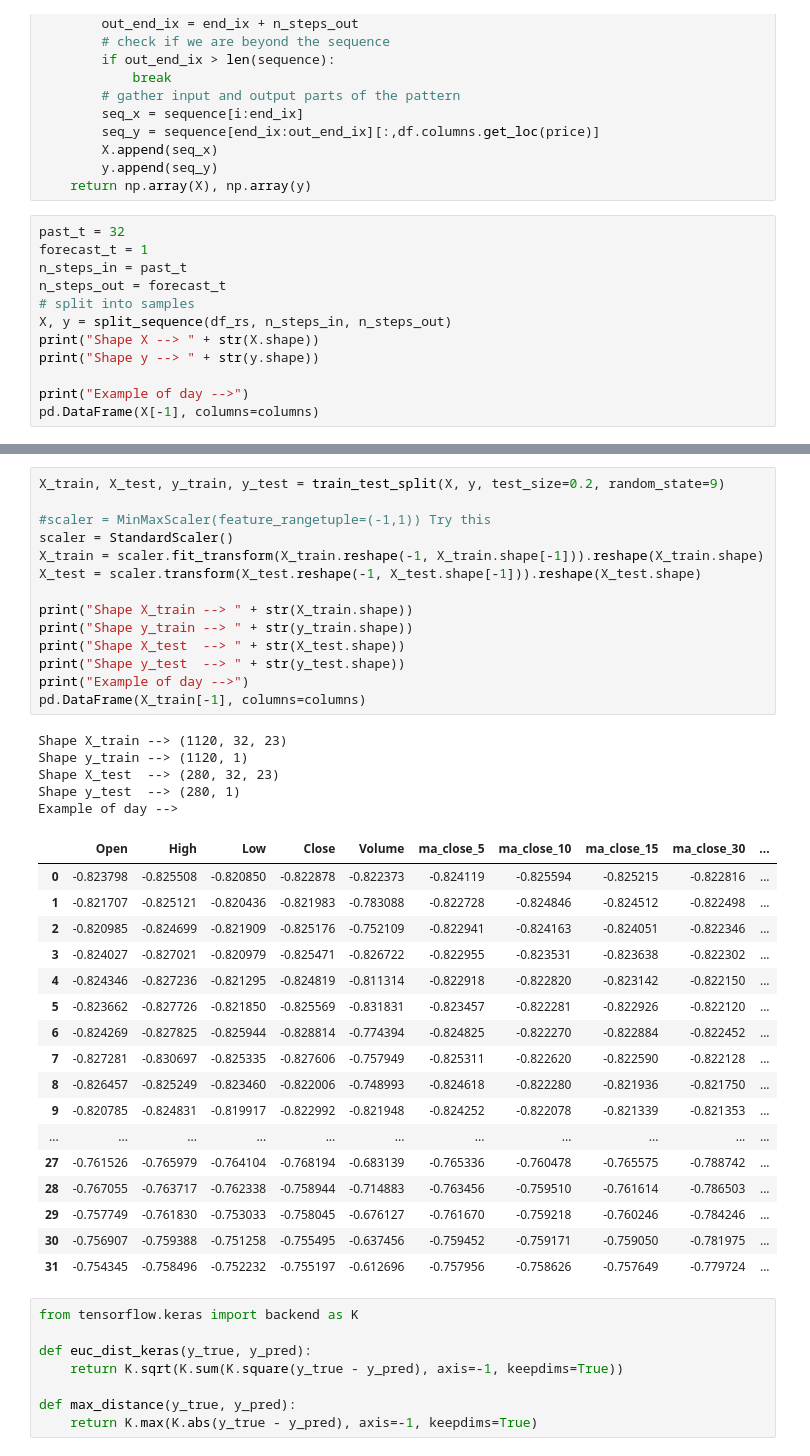
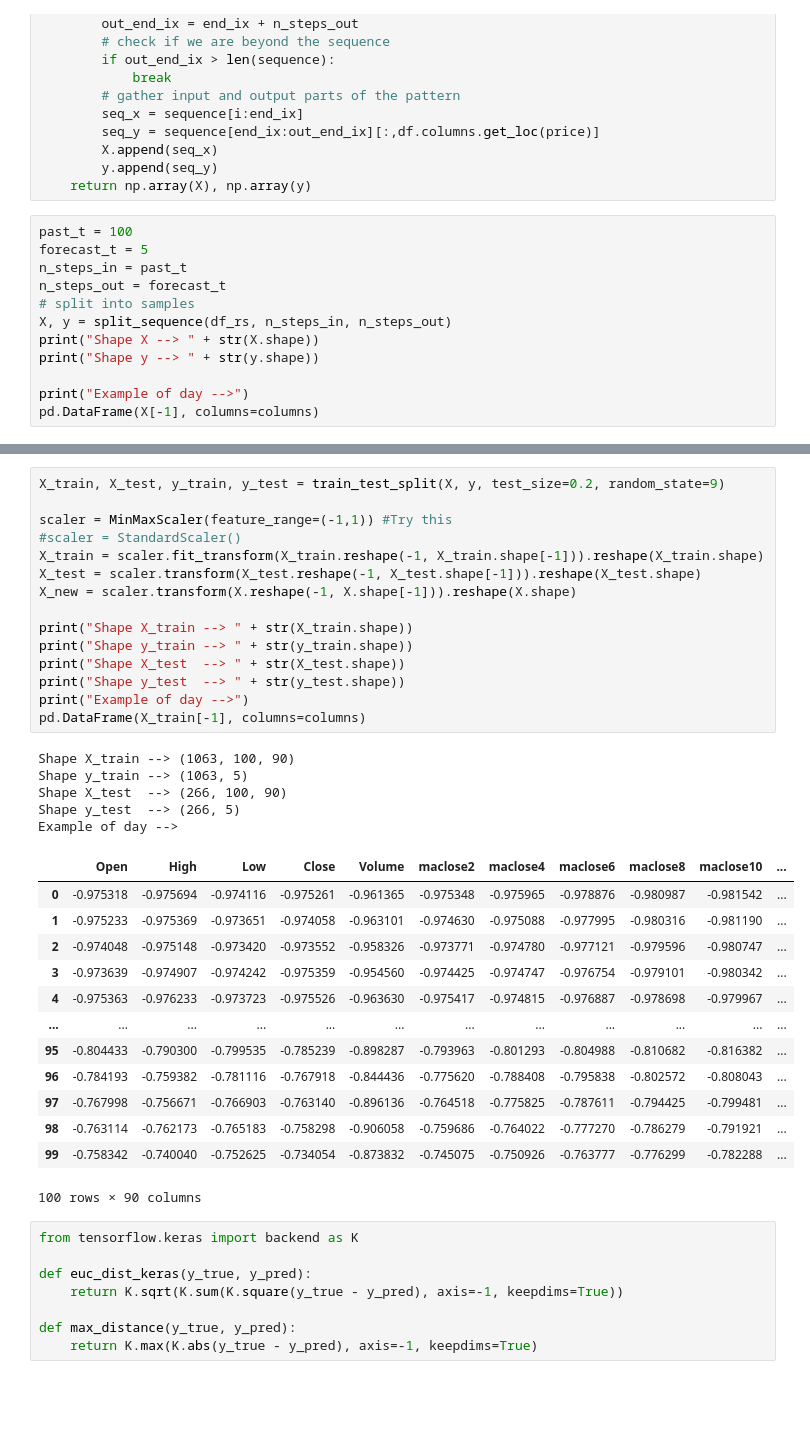
Before and after one commit to aldofranco91/Trading, a Jupyter notebook: Conv_Regression_ResNet_Jaime.ipynb, the cells around one changed output, grey strips where cells are left out. Saved outputs shown, nothing was run; the diff lists cells and outputs as text; blank space fills up the shorter version.

```diff
--- a/Conv_Regression_ResNet_Jaime.ipynb
+++ b/Conv_Regression_ResNet_Jaime.ipynb
@@ -173,8 +180,8 @@ def split_sequence(sequence, n_steps_in, n_steps_out):
         y.append(seq_y)
     return np.array(X), np.array(y)
 # %%
-past_t = 32
-forecast_t = 1
+past_t = 100
+forecast_t = 5
 n_steps_in = past_t
 n_steps_out = forecast_t
 # split into samples
@@ -208,40 +211,37 @@ Example of day -->
 # %%
 X_train, X_test, y_train, y_test = train_test_split(X, y, test_size=0.2, random_state=9)
 
-#scaler = MinMaxScaler(feature_rangetuple=(-1,1)) Try this
-scaler = StandardScaler()
+scaler = MinMaxScaler(feature_range=(-1,1)) #Try this
+#scaler = StandardScaler()
 X_train = scaler.fit_transform(X_train.reshape(-1, X_train.shape[-1])).reshape(X_train.shape)
 X_test = scaler.transform(X_test.reshape(-1, X_test.shape[-1])).reshape(X_test.shape)
+X_new = scaler.transform(X.reshape(-1, X.shape[-1])).reshape(X.shape)
 
 print("Shape X_train --> " + str(X_train.shape))
 print("Shape y_train --> " + str(y_train.shape))
 print("Shape X_test  --> " + str(X_test.shape))
 print("Shape y_test  --> " + str(y_test.shape))
 print("Example of day -->")
 pd.DataFrame(X_train[-1], columns=columns)
 # %% [output]
-Shape X_train --> (1120, 32, 23)
-Shape y_train --> (1120, 1)
-Shape X_test  --> (280, 32, 23)
-Shape y_test  --> (280, 1)
+Shape X_train --> (1063, 100, 90)
+Shape y_train --> (1063, 5)
+Shape X_test  --> (266, 100, 90)
+Shape y_test  --> (266, 5)
 Example of day -->
-|  | Open | High | Low | Close | Volume | ma_close_5 | ma_close_10 | ma_close_15 | ma_close_30 | ... |
-| 0 | -0.823798 | -0.825508 | -0.820850 | -0.822878 | -0.822373 | -0.824119 | -0.825594 | -0.825215 | -0.822816 | ... |
-| 1 | -0.821707 | -0.825121 | -0.820436 | -0.821983 | -0.783088 | -0.822728 | -0.824846 | -0.824512 | -0.822498 | ... |
-| 2 | -0.820985 | -0.824699 | -0.821909 | -0.825176 | -0.752109 | -0.822941 | -0.824163 | -0.824051 | -0.822346 | ... |
-| 3 | -0.824027 | -0.827021 | -0.820979 | -0.825471 | -0.826722 | -0.822955 | -0.823531 | -0.823638 | -0.822302 | ... |
-| 4 | -0.824346 | -0.827236 | -0.821295 | -0.824819 | -0.811314 | -0.822918 | -0.822820 | -0.823142 | -0.822150 | ... |
-| 5 | -0.823662 | -0.827726 | -0.821850 | -0.825569 | -0.831831 | -0.823457 | -0.822281 | -0.822926 | -0.822120 | ... |
-| 6 | -0.824269 | -0.827825 | -0.825944 | -0.828814 | -0.774394 | -0.824825 | -0.822270 | -0.822884 | -0.822452 | ... |
-| 7 | -0.827281 | -0.830697 | -0.825335 | -0.827606 | -0.757949 | -0.825311 | -0.822620 | -0.822590 | -0.822128 | ... |
-| 8 | -0.826457 | -0.825249 | -0.823460 | -0.822006 | -0.748993 | -0.824618 | -0.822280 | -0.821936 | -0.821750 | ... |
-| 9 | -0.820785 | -0.824831 | -0.819917 | -0.822992 | -0.821948 | -0.824252 | -0.822078 | -0.821339 | -0.821353 | ... |
-| ... | ... | ... | ... | ... | ... | ... | ... | ... | ... | ... |
-| 27 | -0.761526 | -0.765979 | -0.764104 | -0.768194 | -0.683139 | -0.765336 | -0.760478 | -0.765575 | -0.788742 | ... |
-| 28 | -0.767055 | -0.763717 | -0.762338 | -0.758944 | -0.714883 | -0.763456 | -0.759510 | -0.761614 | -0.786503 | ... |
-| 29 | -0.757749 | -0.761830 | -0.753033 | -0.758045 | -0.676127 | -0.761670 | -0.759218 | -0.760246 | -0.784246 | ... |
-| 30 | -0.756907 | -0.759388 | -0.751258 | -0.755495 | -0.637456 | -0.759452 | -0.759171 | -0.759050 | -0.781975 | ... |
-| 31 | -0.754345 | -0.758496 | -0.752232 | -0.755197 | -0.612696 | -0.757956 | -0.758626 | -0.757649 | -0.779724 | ... |
+|  | Open | High | Low | Close | Volume | maclose2 | maclose4 | maclose6 | maclose8 | maclose10 | ... |
+| 0 | -0.975318 | -0.975694 | -0.974116 | -0.975261 | -0.961365 | -0.975348 | -0.975965 | -0.978876 | -0.980987 | -0.981542 | ... |
+| 1 | -0.975233 | -0.975369 | -0.973651 | -0.974058 | -0.963101 | -0.974630 | -0.975088 | -0.977995 | -0.980316 | -0.981190 | ... |
+| 2 | -0.974048 | -0.975148 | -0.973420 | -0.973552 | -0.958326 | -0.973771 | -0.974780 | -0.977121 | -0.979596 | -0.980747 | ... |
+| 3 | -0.973639 | -0.974907 | -0.974242 | -0.975359 | -0.954560 | -0.974425 | -0.974747 | -0.976754 | -0.979101 | -0.980342 | ... |
+| 4 | -0.975363 | -0.976233 | -0.973723 | -0.975526 | -0.963630 | -0.975417 | -0.974815 | -0.976887 | -0.978698 | -0.979967 | ... |
+| ... | ... | ... | ... | ... | ... | ... | ... | ... | ... | ... | ... |
+| 95 | -0.804433 | -0.790300 | -0.799535 | -0.785239 | -0.898287 | -0.793963 | -0.801293 | -0.804988 | -0.810682 | -0.816382 | ... |
+| 96 | -0.784193 | -0.759382 | -0.781116 | -0.767918 | -0.844436 | -0.775620 | -0.788408 | -0.795838 | -0.802572 | -0.808043 | ... |
+| 97 | -0.767998 | -0.756671 | -0.766903 | -0.763140 | -0.896136 | -0.764518 | -0.775825 | -0.787611 | -0.794425 | -0.799481 | ... |
+| 98 | -0.763114 | -0.762173 | -0.765183 | -0.758298 | -0.906058 | -0.759686 | -0.764022 | -0.777270 | -0.786279 | -0.791921 | ... |
+| 99 | -0.758342 | -0.740040 | -0.752625 | -0.734054 | -0.873832 | -0.745075 | -0.750926 | -0.763777 | -0.776299 | -0.782288 | ... |
+100 rows × 90 columns
 # %%
 from tensorflow.keras import backend as K
 
```
Also changed, not shown: parts of 19 cells of this notebook.
